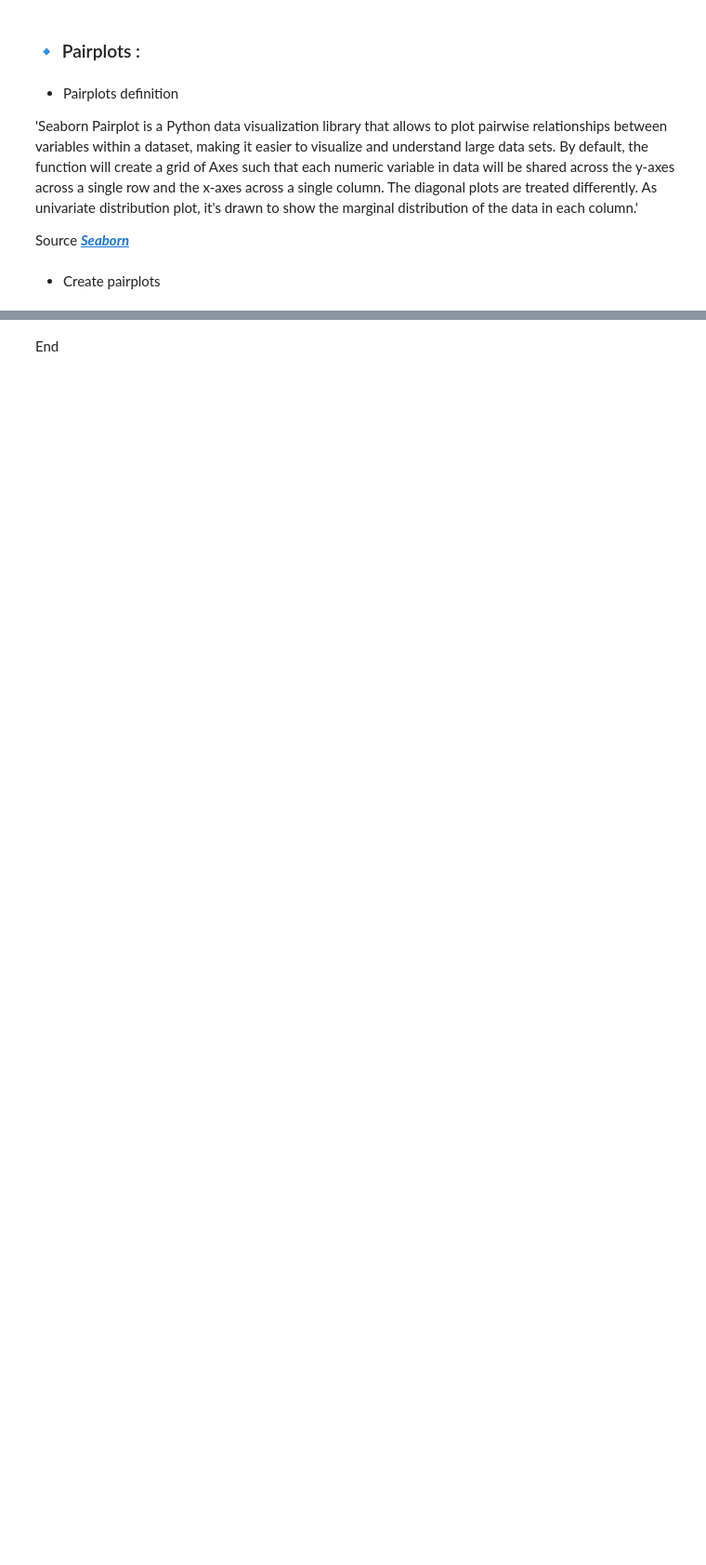
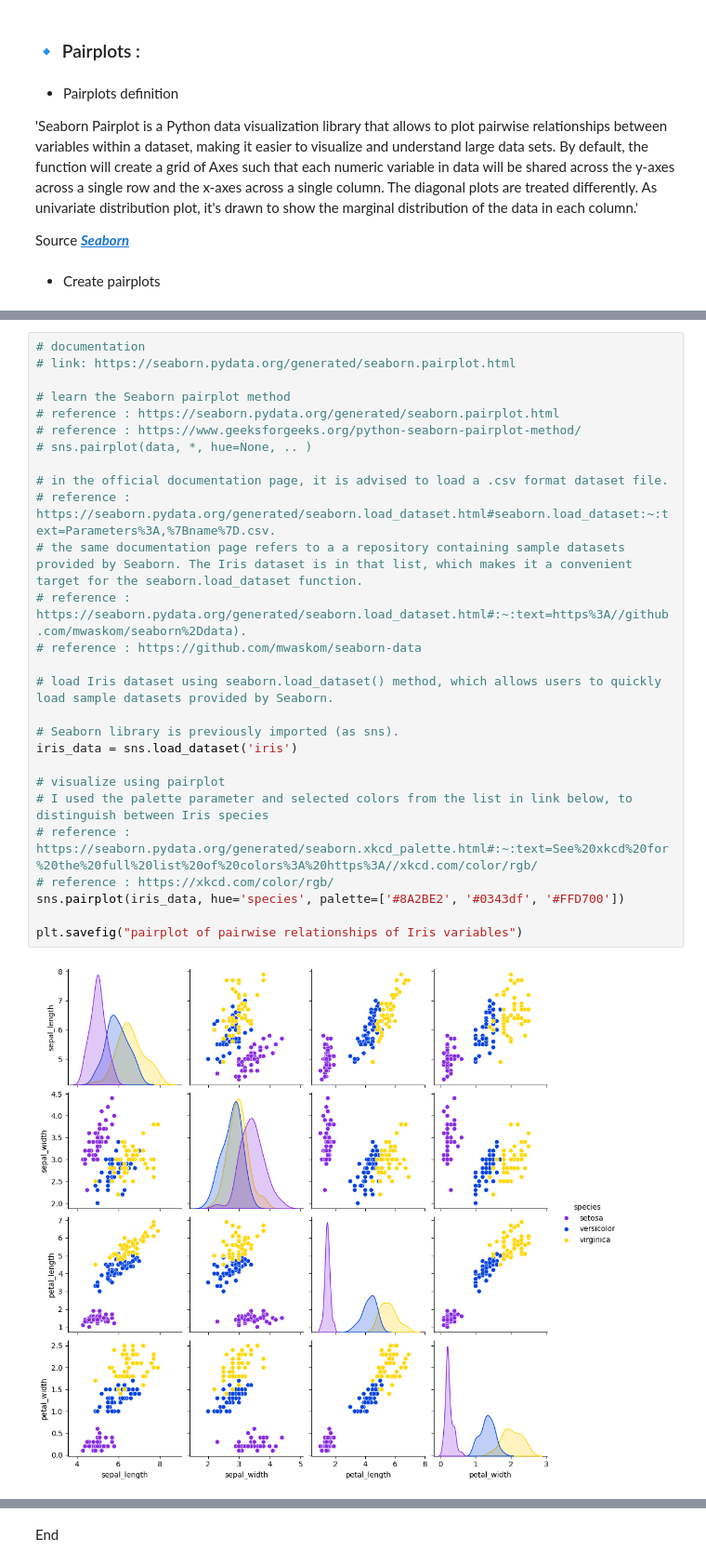
Before and after one commit to Maroua-El-Imame/pands-project, a Jupyter notebook: analysis.ipynb, the cells around one changed output, grey strips where cells are left out. Shown: that part at 93% size. Saved outputs shown, nothing was run; the diff lists cells and outputs as text; blank space fills up the shorter version.

```diff
--- a/analysis.ipynb
+++ b/analysis.ipynb
@@ -563,3 +557,32 @@ g.map_lower(sns.kdeplot, levels=4, color=".2")
+# %%
+# documentation
+# link: https://seaborn.pydata.org/generated/seaborn.pairplot.html
+
+# learn the Seaborn pairplot method
+# reference : https://seaborn.pydata.org/generated/seaborn.pairplot.html
+# reference : https://www.geeksforgeeks.org/python-seaborn-pairplot-method/
+# sns.pairplot(data, *, hue=None, .. )
+
+# in the official documentation page, it is advised to load a .csv format dataset file.
+# reference : https://seaborn.pydata.org/generated/seaborn.load_dataset.html#seaborn.load_dataset:~:text=Parameters%3A,%7Bname%7D.csv.
+# the same documentation page refers to a a repository containing sample datasets provided by Seaborn. The Iris dataset is in that list, which makes it a convenient target for the seaborn.load_dataset function.
+# reference : https://seaborn.pydata.org/generated/seaborn.load_dataset.html#:~:text=https%3A//github.com/mwaskom/seaborn%2Ddata).
+# reference : https://github.com/mwaskom/seaborn-data
+
+# load Iris dataset using seaborn.load_dataset() method, which allows users to quickly load sample datasets provided by Seaborn.
+
+# Seaborn library is previously imported (as sns).
+iris_data = sns.load_dataset('iris')
+
+# visualize using pairplot
+# I used the palette parameter and selected colors from the list in link below, to distinguish between Iris species
+# reference : https://seaborn.pydata.org/generated/seaborn.xkcd_palette.html#:~:text=See%20xkcd%20for%20the%20full%20list%20of%20colors%3A%20https%3A//xkcd.com/color/rgb/
+# reference : https://xkcd.com/color/rgb/
+sns.pairplot(iris_data, hue='species', palette=['#8A2BE2', '#0343df', '#FFD700'])
+
+plt.savefig("pairplot of pairwise relationships of Iris variables")
+# %% [output]
+[figure, added]
 # %% [markdown]
 *   Analysis of pairplots
 
```
Also changed, not shown: parts of 12 cells of this notebook, 13 other files.
